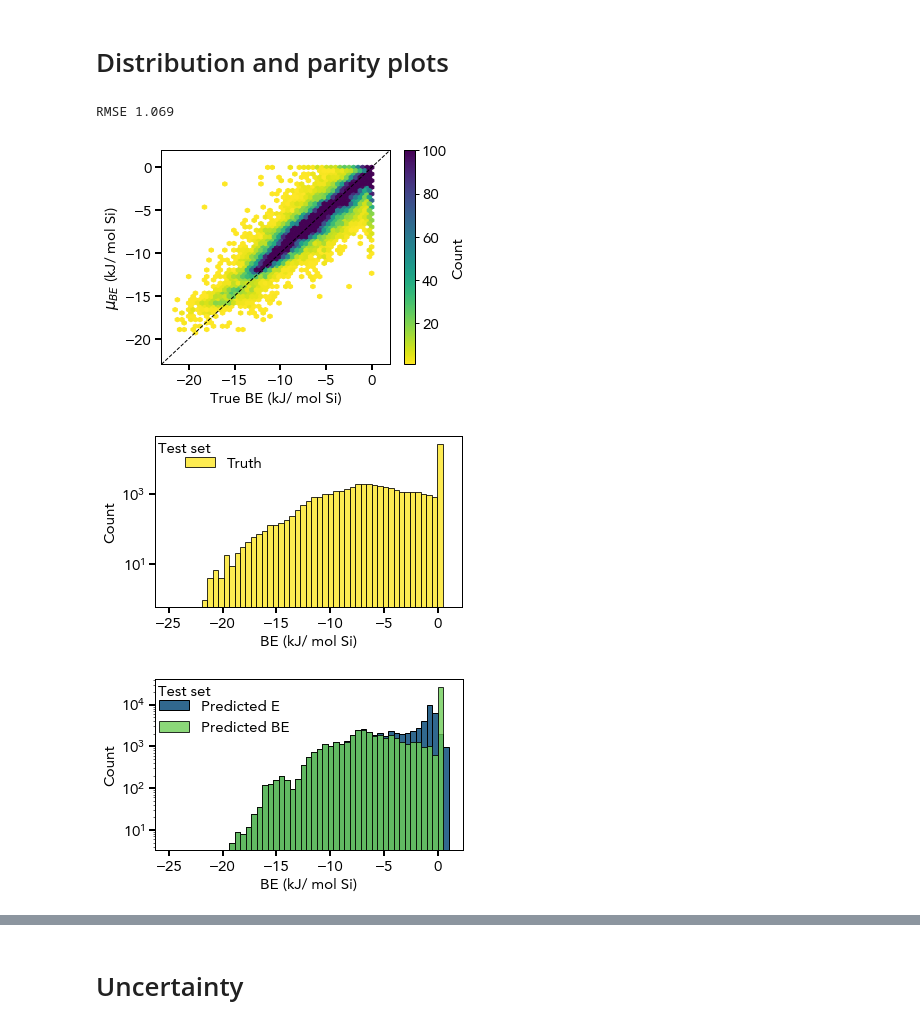
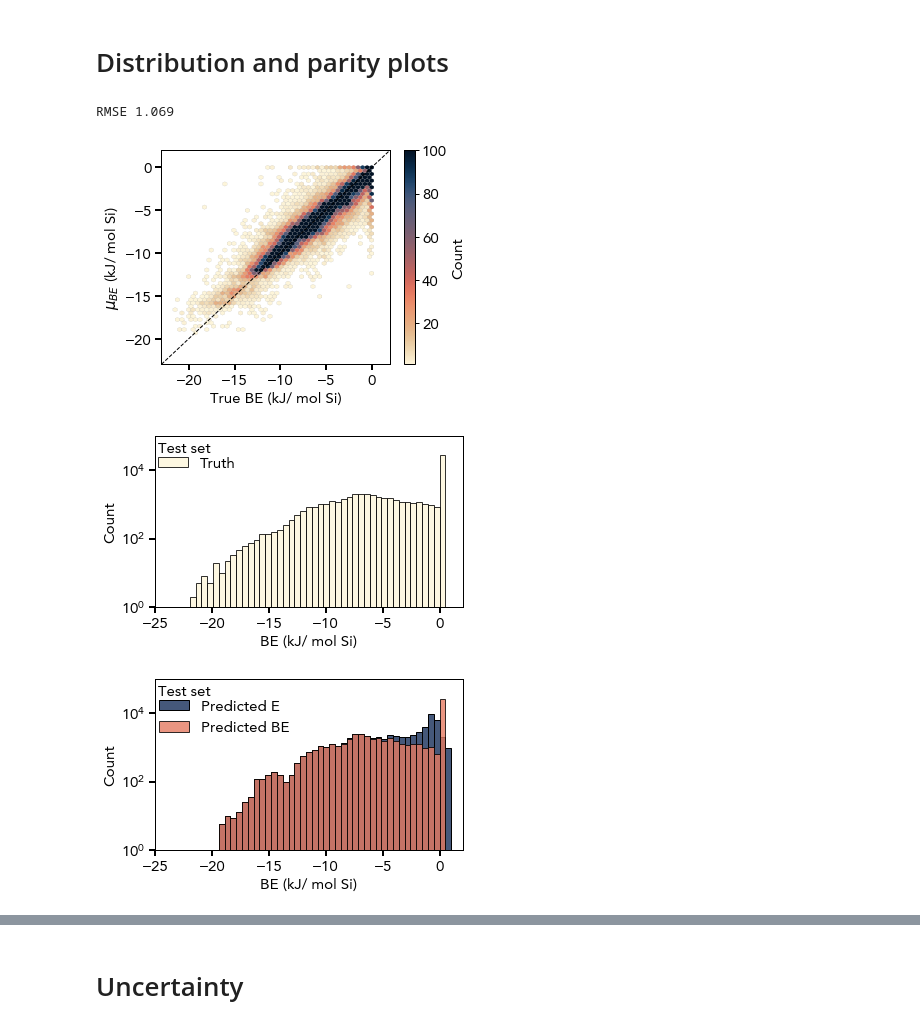
Before and after one commit to learningmatter-mit/zeobind, a Jupyter notebook: notebooks/model_performance.ipynb, the cells around one changed output, grey strips where cells are left out. Saved outputs shown, nothing was run; the diff lists cells and outputs as text; code cells hidden in the pictures.

Commit message:
ENH: Change color scheme from viridis to lipari

```diff
--- a/notebooks/model_performance.ipynb
+++ b/notebooks/model_performance.ipynb
@@ -334,7 +338,7 @@ with open(main_op_dir + "/binary_labels.csv", "w") as f:
             f.write(line)
 # %%
 # energy task
-colors = get_color_values(5, 'viridis')
+colors = get_color_values(5, cmap_cm.lipari)
 limits = dict(
     train=dict(x=(-30, 2), y=(0, 20000)),
     val=dict(x=(-30, 2), y=(0, 2200)),
@@ -354,7 +358,7 @@ for i in range(1, 6):
             ]
 
         x = tt['Binding (SiO2)'].values
-        kwargs = dict(edgecolor='k', color=colors[i-1], bins=50)
+        kwargs = dict(edgecolor='k', color=colors[i-1], bins=50, alpha=0.7)
         axs[idx].hist(x, **kwargs)
 
         axs[idx] = format_axs(axs[idx], 15, 15, 1, f"{task} Set BE (kJ/ mol Si)", "Count", 15, 15, limits=limits[task.lower()], )
@@ -370,7 +374,7 @@ for i in range(1, 6):
 # %%
 # loading task
 # energy task
-colors = get_color_values(5, 'viridis')
+colors = get_color_values(5, cmap_cm.lipari)
 limits = dict(
     train=dict(x=(-30, 2), y=(0, 20000)),
     val=dict(x=(-30, 2), y=(0, 2200)),
@@ -1358,8 +1360,8 @@ xticks = range(-25, 2, 5)
 yticks = range(-25, 2, 5)
 vmin = 1
 vmax = 100
-gridsize = get_gridsize(limits, 1)
-kwargs = dict(mincnt=1, cmap='viridis_r', vmin=vmin, vmax=vmax, gridsize=gridsize)
+gridsize = get_gridsize(limits, 1.)
+kwargs = dict(mincnt=1, cmap=cmap_cm.lipari.reversed(), vmin=vmin, vmax=vmax, gridsize=gridsize, linewidth=0.1, edgecolor='grey') # 'viridis_r'
 
 x = iza_truth[iza_truth['SMILES'].isin(splits[1]['test'])]
 x = x.set_index(PAIR_COLS)['Binding (SiO2)']
@@ -1373,53 +1375,58 @@ axs = format_axs(axs, 15, 15, 1, "True BE (kJ/ mol Si)", "$\mu_{BE}$ (kJ/ mol Si
 cb = get_cb(fig, sc, axs, "Count", ticks=range(0, 101, 20), linewidth=1, tickwidth=1, labelsize=15, labelpad=5)
 axs = draw_parity(axs, limits['x'], limits['y']);
 
+pd.concat([x, y], axis=1).to_csv(f"{source_data_dir}/fig_3/a_parity.csv")
 save_mpl_fig(fig, main_op_dir + "/test_data_BE_mean_hex", ".svg")
 # %% [output]
 RMSE 1.069
-[figure, old version]
+[figure, new version]
 # %%
 figsize = np.array((14, 8)) * cm
 xticks = range(-25, 2, 5)
-kwargs = dict(edgecolor='k', linewidth=1, bins=np.linspace(-25, 1, 52), )
-colors = get_color_values(10, 'viridis')
-bbox_to_anchor = (0.3, 0.85)
+kwargs = dict(edgecolor='k', linewidth=1, bins=np.linspace(-25, 1, 52), bottom=1) # bottom to fix bugs in illustrator
+limits = dict(x=(-25, 2), y=(1e0, 1e5))
+colors = get_color_values(10, cmap_cm.lipari)
 
 x = iza_truth[iza_truth['SMILES'].isin(splits[1]['test'])]
 x = x.set_index(PAIR_COLS)['Binding (SiO2)']
 
 fig, axs = plt.subplots(figsize=figsize)
 
 sc = axs.hist(x, label='Truth', color=colors[9], alpha=0.8, **kwargs)
 
-axs = format_axs(axs, 15, 15, 1, "BE (kJ/ mol Si)", "Count", 15, 15, xticks=xticks)
 axs.set_yscale('log')
-leg = get_legend( fig, bbox_to_anchor=bbox_to_anchor, fontsize=15, ncol=1, linewidth=1, edgecolor="k", put_where="fig",)
+axs = format_axs(axs, 15, 15, 1, "BE (kJ/ mol Si)", "Count", 15, 15, xticks=xticks, limits=limits)
+leg = get_legend( fig, bbox_to_anchor=(0.23, 0.85), fontsize=15, ncol=1, linewidth=1, edgecolor="k", put_where="fig",)
 axs.annotate("Test set", xy=(0.01, 0.9), xycoords='axes fraction', fontsize=15, ha='left')
 
 save_mpl_fig(fig, main_op_dir + "/training_truth_e_dist", ".svg")
 
 ########################################################################
 
 y = iza_preds['be'].set_index(PAIR_COLS)['BE (mean)']
 y = y.reindex(x.index)
 
 z = iza_preds['energy'].set_index(PAIR_COLS)['Binding (SiO2) (mean)']
 z = z.reindex(x.index)
 
 fig, axs = plt.subplots(figsize=figsize)
 
-sc = axs.hist(z, label='Predicted E', color=colors[3], alpha=1.0, **kwargs)
-sc = axs.hist(y, label='Predicted BE', color=colors[7], alpha=0.8, **kwargs)
+sc = axs.hist(z, label='Predicted E', color=colors[2], alpha=1.0, **kwargs)
+sc = axs.hist(y, label='Predicted BE', color=colors[6], alpha=0.8, **kwargs)
 
-axs = format_axs(axs, 15, 15, 1, "BE (kJ/ mol Si)", "Count", 15, 15, xticks=xticks)
 axs.set_yscale('log')
-leg = get_legend( fig, bbox_to_anchor=bbox_to_anchor, fontsize=15, ncol=1, linewidth=1, edgecolor="k", put_where="fig",)
+axs = format_axs(axs, 15, 15, 1, "BE (kJ/ mol Si)", "Count", 15, 15, xticks=xticks, limits=limits)
+leg = get_legend( fig, bbox_to_anchor=(0.3, 0.85), fontsize=15, ncol=1, linewidth=1, edgecolor="k", put_where="fig",)
 axs.annotate("Test set", xy=(0.01, 0.9), xycoords='axes fraction', fontsize=15, ha='left')
 
 save_mpl_fig(fig, main_op_dir + "/training_preds_e_dist", ".svg")
+
+combined = pd.concat([x, y, z], axis=1)
+combined.columns = ['Truth', 'Predicted BE', 'Predicted E']
+combined.to_csv(f"{source_data_dir}/fig_3/d_energy_distributions.csv")
 # %% [output]
-[figure, old version]
+[figure, new version]
-[figure, old version]
+[figure, new version]
 # %%
 figsize = np.array((14, 10)) * cm
 bins= np.linspace(0.6, 1, 40)
```
Also changed, not shown: parts of 24 cells of this notebook, 9 other files.
